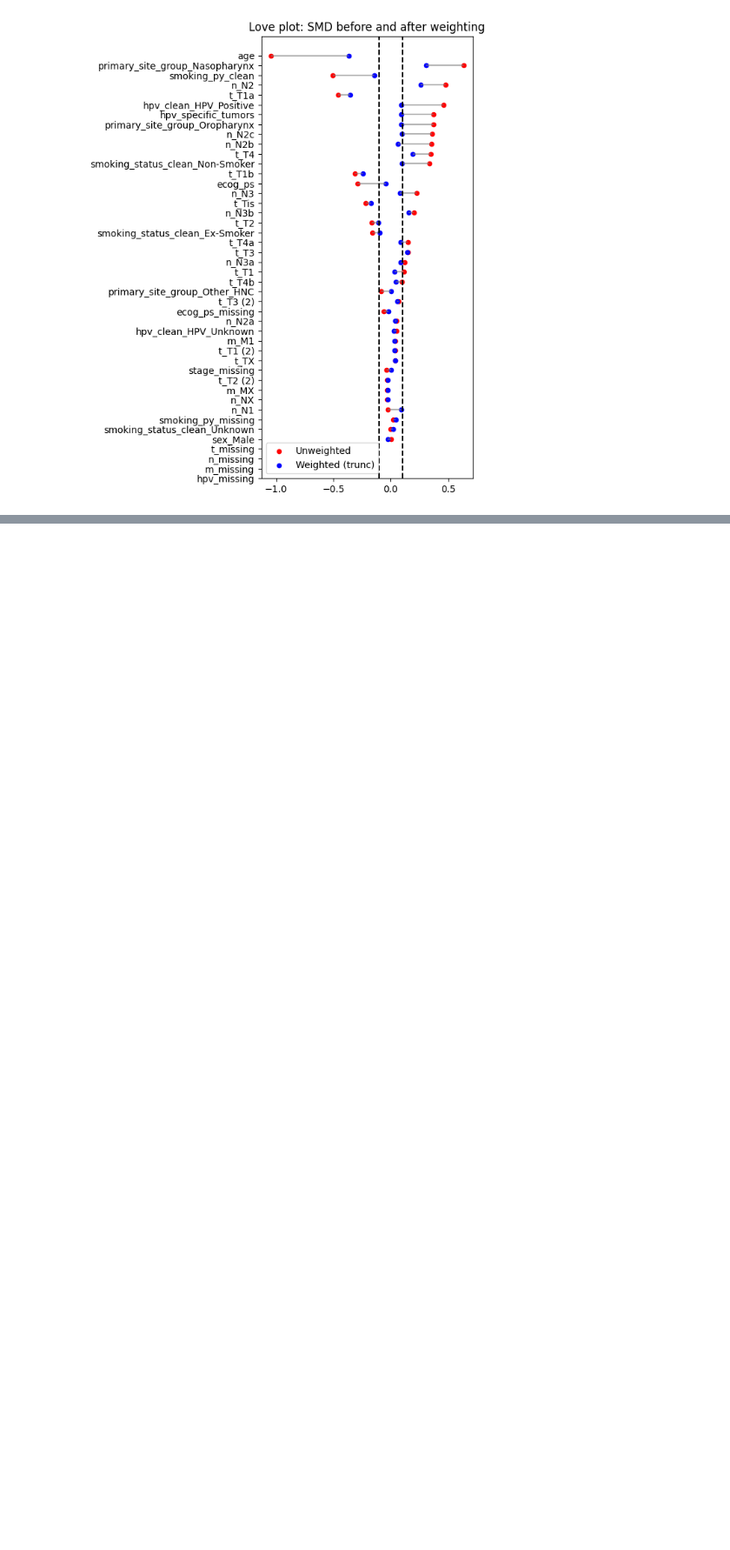
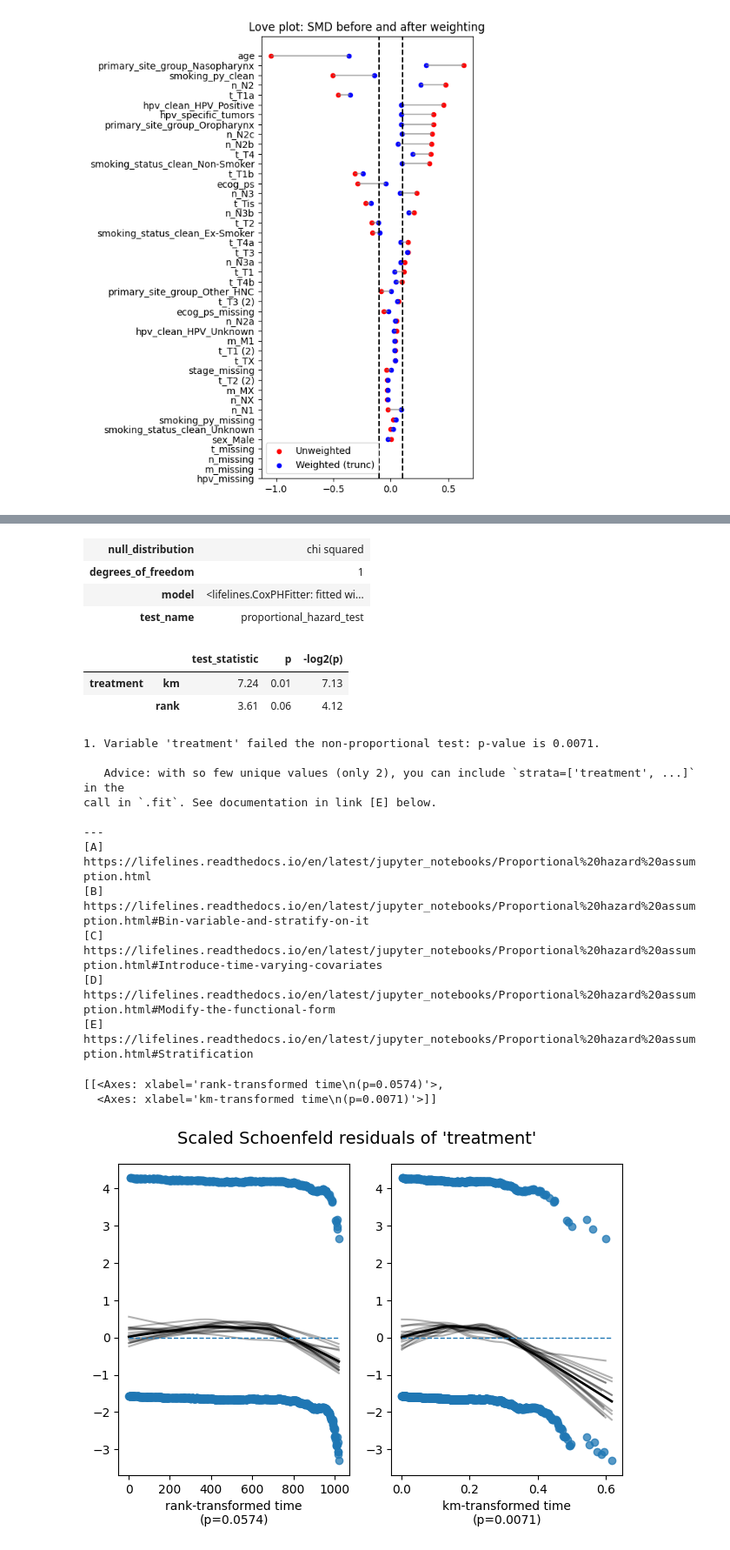
Before and after one commit to Doclikam/CausalMachineLearning-CRC-Drug-ResponsePrediction, a Jupyter notebook: Casual_Modelling.ipynb, the cells around one changed output, grey strips where cells are left out. Shown at 87% size. Drawn from its saved outputs; the diff is of its cells as text; code cells hidden in the pictures; blank space fills up the shorter version.

```diff
--- a/Casual_Modelling.ipynb
+++ b/Casual_Modelling.ipynb
@@ -400,0 +499,5 @@ Tumor site also influenced outcomes — patients with “Other Head & Neck Cance
+# %%
+# only the columns used in your Cox model
+cols_used = ['time_os_days', 'event_os', 'treatment', 'sw_trunc']
+cph.check_assumptions(cox_df[cols_used], p_value_threshold=0.05, show_plots=True)
+# %% [output]
@@ -400,0 +514,21 @@ Tumor site also influenced outcomes — patients with “Other Head & Neck Cance
+| null_distribution | chi squared |
+| degrees_of_freedom | 1 |
+| model | <lifelines.CoxPHFitter: fitted wi... |
+| test_name | proportional_hazard_test |
+|  |  | test_statistic | p | -log2(p) |
+| treatment | km | 7.24 | 0.01 | 7.13 |
+|  | rank | 3.61 | 0.06 | 4.12 |
+1. Variable 'treatment' failed the non-proportional test: p-value is 0.0071.
+
+   Advice: with so few unique values (only 2), you can include `strata=['treatment', ...]` in the
+call in `.fit`. See documentation in link [E] below.
+
+---
+[A]  https://lifelines.readthedocs.io/en/latest/jupyter_notebooks/Proportional%20hazard%20assumption.html
+[B]  https://lifelines.readthedocs.io/en/latest/jupyter_notebooks/Proportional%20hazard%20assumption.html#Bin-variable-and-stratify-on-it
+[C]  https://lifelines.readthedocs.io/en/latest/jupyter_notebooks/Proportional%20hazard%20assumption.html#Introduce-time-varying-covariates
+[D]  https://lifelines.readthedocs.io/en/latest/jupyter_notebooks/Proportional%20hazard%20assumption.html#Modify-the-functional-form
+[E]  https://lifelines.readthedocs.io/en/latest/jupyter_notebooks/Proportional%20hazard%20assumption.html#Stratification
+[[<Axes: xlabel='rank-transformed time\n(p=0.0574)'>,
+  <Axes: xlabel='km-transformed time\n(p=0.0071)'>]]
+[figure, added]
```
Also changed, not shown: parts of 28 cells of this notebook.
